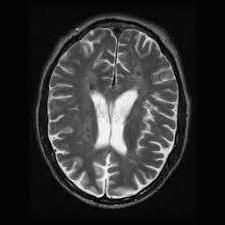
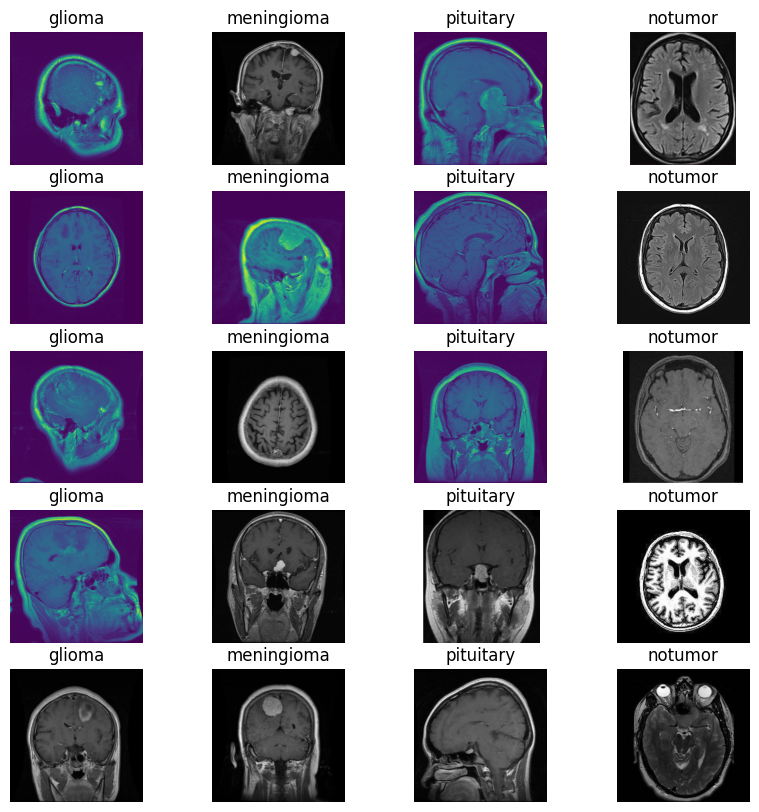
Code edit (unified diff) that turned the first committed figure into the second:
--- before
+++ after
@@ -1,2 +1,8 @@
-roses = list(dataset_folder.glob('notumor/*'))
-PIL.Image.open(str(roses[750]))
+plt.figure(figsize=(10, 10))
+for i in range(5*4):
+    classe = classes[i%len(classes)]
+    folder = list(dataset_folder.glob(f'{classe}/*'))
+    ax = plt.subplot(5, 4, i + 1)
+    plt.imshow(PIL.Image.open(str(folder[i])))
+    plt.title(classe)
+    plt.axis("off")

Commit: data visualization